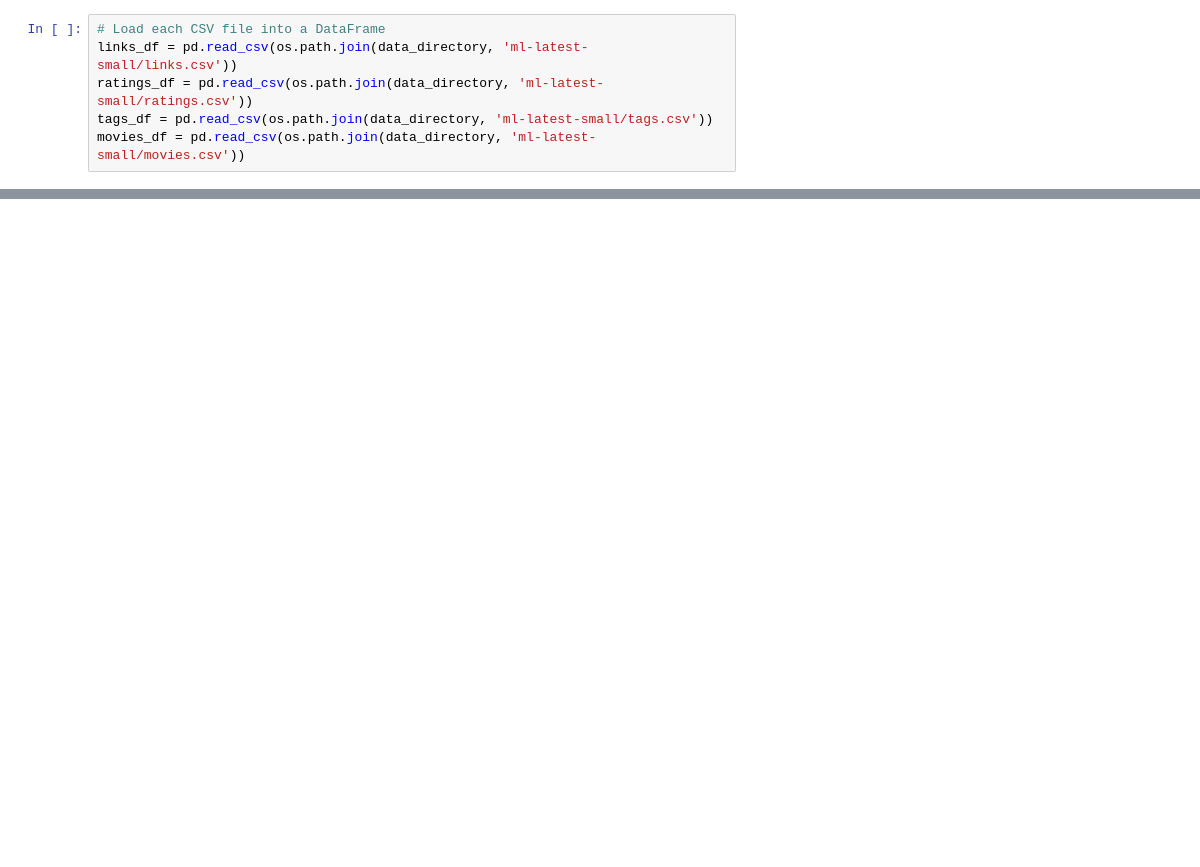
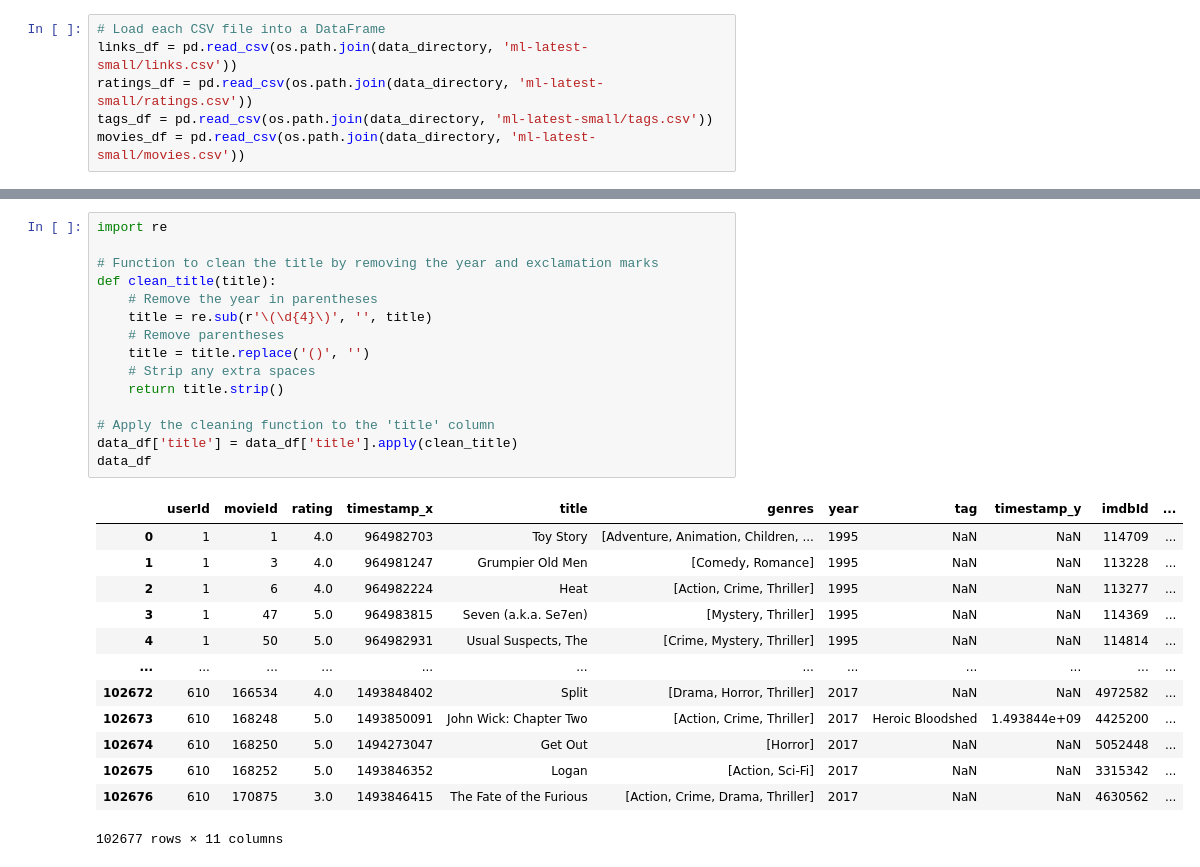
Before and after one commit to m-r-c-l/Movie-Recommendation-Engine, a Jupyter notebook: notebooks/Tim_Notebook.ipynb, the cells around one changed output, grey strips where cells are left out. Saved outputs shown, nothing was run; the diff lists cells and outputs as text; blank space fills up the shorter version.

Commit message:
First Clean Up Attempt

```diff
--- a/notebooks/Tim_Notebook.ipynb
+++ b/notebooks/Tim_Notebook.ipynb
@@ -16,0 +124,29 @@ movies_df = pd.read_csv(os.path.join(data_directory, 'ml-latest-small/movies.csv
+# %%
+import re
+
+# Function to clean the title by removing the year and exclamation marks
+def clean_title(title):
+    # Remove the year in parentheses
+    title = re.sub(r'\(\d{4}\)', '', title)
+    # Remove parentheses
+    title = title.replace('()', '')
+    # Strip any extra spaces
+    return title.strip()
+
+# Apply the cleaning function to the 'title' column
+data_df['title'] = data_df['title'].apply(clean_title)
+data_df
+# %% [output]
+|  | userId | movieId | rating | timestamp_x | title | genres | year | tag | timestamp_y | imdbId | ... |
+| 0 | 1 | 1 | 4.0 | 964982703 | Toy Story | [Adventure, Animation, Children, ... | 1995 | NaN | NaN | 114709 | ... |
+| 1 | 1 | 3 | 4.0 | 964981247 | Grumpier Old Men | [Comedy, Romance] | 1995 | NaN | NaN | 113228 | ... |
+| 2 | 1 | 6 | 4.0 | 964982224 | Heat | [Action, Crime, Thriller] | 1995 | NaN | NaN | 113277 | ... |
+| 3 | 1 | 47 | 5.0 | 964983815 | Seven (a.k.a. Se7en) | [Mystery, Thriller] | 1995 | NaN | NaN | 114369 | ... |
+| 4 | 1 | 50 | 5.0 | 964982931 | Usual Suspects, The | [Crime, Mystery, Thriller] | 1995 | NaN | NaN | 114814 | ... |
+| ... | ... | ... | ... | ... | ... | ... | ... | ... | ... | ... | ... |
+| 102672 | 610 | 166534 | 4.0 | 1493848402 | Split | [Drama, Horror, Thriller] | 2017 | NaN | NaN | 4972582 | ... |
+| 102673 | 610 | 168248 | 5.0 | 1493850091 | John Wick: Chapter Two | [Action, Crime, Thriller] | 2017 | Heroic Bloodshed | 1.493844e+09 | 4425200 | ... |
+| 102674 | 610 | 168250 | 5.0 | 1494273047 | Get Out | [Horror] | 2017 | NaN | NaN | 5052448 | ... |
+| 102675 | 610 | 168252 | 5.0 | 1493846352 | Logan | [Action, Sci-Fi] | 2017 | NaN | NaN | 3315342 | ... |
+| 102676 | 610 | 170875 | 3.0 | 1493846415 | The Fate of the Furious | [Action, Crime, Drama, Thriller] | 2017 | NaN | NaN | 4630562 | ... |
+102677 rows × 11 columns
```
Also changed, not shown: parts of 13 cells of this notebook.
